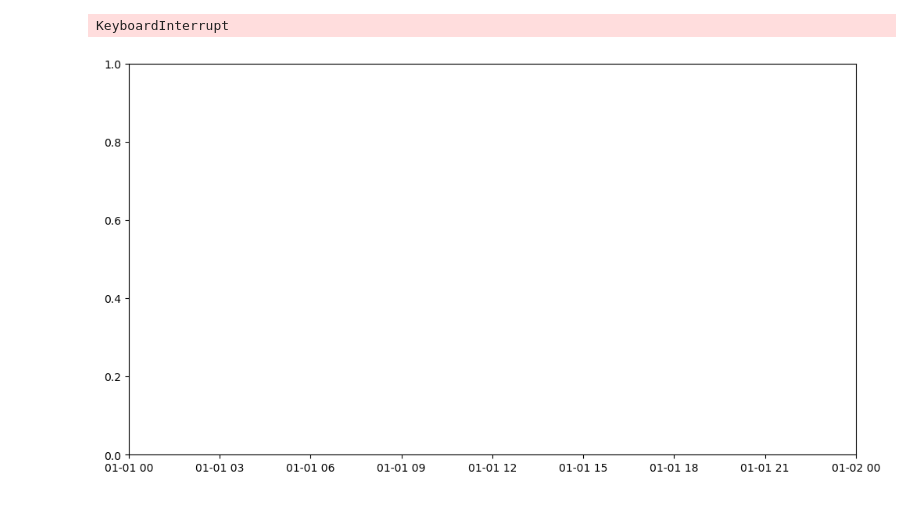
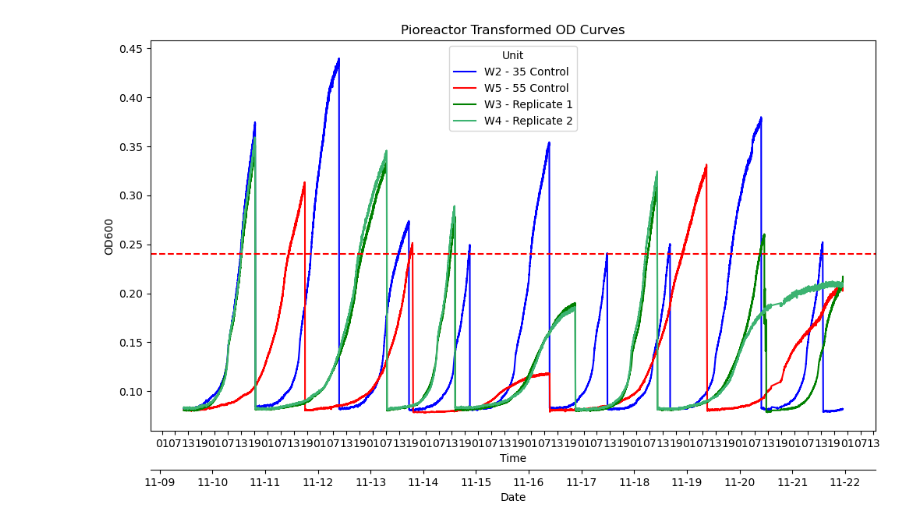
Before and after one commit to JacksonPageroth/pio-bacterial-memory, a Jupyter notebook: pio_subculture.ipynb, the cells around one changed output. Drawn from its saved outputs; the diff is of its cells as text; code cells hidden in the pictures.

Commit message:
Bin by minute

```diff
--- a/pio_subculture.ipynb
+++ b/pio_subculture.ipynb
@@ -104,36 +104,41 @@ df = df.with_columns((pl.col("OD600") * a + b))
 # Convert 'timestamp_localtime' to datetime format
 df = df.with_columns(pl.col("Time").str.strptime(pl.Datetime, "%Y-%m-%d %H:%M:%S"))
 
-# Filter out artifacts
+# Filter subculture artifacts
 df = df.filter(pl.col("Time") >= pl.col("Time").min().dt.offset_by("5m"))
-df= df.with_columns((pl.col("Time").sub(pl.col("Time").first()).dt.total_seconds()/3600).alias("Hours"))
+
+# # Mean all samples in the same minute
+df = df.with_columns(pl.col("Time").dt.truncate("1m").alias("Time"))
+df = df.group_by("Unit", "Time").agg(pl.col("OD600").mean())
+
+# Filter out artifact
+df= df.with_columns((pl.col("Time").sub(pl.col("Time").min()).dt.total_seconds()/3600).alias("Hours"))
 df = df.filter((pl.col("Unit").eq("W5 - 55 Control") & pl.col("Hours").ge(104.2) &  pl.col("Hours").le(104.4)).not_())
 
 df = df.sort("Unit", "Hours")
-
-# Plotting the growth curves using the new 'Transformed OD' column
-hue_order = ["W2 - 35 Control", "W5 - 55 Control", "W3 - Replicate 1", "W4 - Replicate 2"]
-
-f, ax = plt.subplots(figsize=(12, 6.5))
-sns.lineplot(x="Time", y="OD600", hue="Unit", hue_order=hue_order,
-             markersize=8, sizes=(1, 8), data=df.to_pandas(), ax=ax, palette=["blue", "red", "green", "mediumseagreen"])
-ax.xaxis.set_major_formatter(mdates.DateFormatter("%m/%d %H:%M"))
-plt.axhline(y=threshold_od, color='r', linestyle='--')
-# Set major ticks to every 6 hours
-ax.xaxis.set_major_locator(mdates.HourLocator(interval=6))
-ax.xaxis.set_major_formatter(mdates.DateFormatter("%H"))
-ax.set_xlabel("Time")
-
-# Create a secondary x-axis for date display
-secax = ax.secondary_xaxis(-0.1)
-secax.xaxis.set_major_locator(mdates.DayLocator())
-secax.xaxis.set_major_formatter(mdates.DateFormatter("%Y-%m-%d"))
-secax.set_xlabel("Date")
-ax.set_title('Pioreactor Transformed OD Curves')
-plt.show()
-# %% [output]
-KeyboardInterrupt
-[figure, removed]
+# %%
+# Plotting the growth curves using the new 'Transformed OD' column
+hue_order = ["W2 - 35 Control", "W5 - 55 Control", "W3 - Replicate 1", "W4 - Replicate 2"]
+
+f, ax = plt.subplots(figsize=(12, 6.5))
+sns.lineplot(data=df.to_pandas(),x="Time", y="OD600", hue="Unit", hue_order=hue_order, markersize=8,
+             sizes=(1, 8), ax=ax, palette=["blue", "red", "green", "mediumseagreen"])
+ax.xaxis.set_major_formatter(mdates.DateFormatter("%m/%d %H:%M"))
+plt.axhline(y=threshold_od, color='r', linestyle='--')
+# Set major ticks to every 6 hours
+ax.xaxis.set_major_locator(mdates.HourLocator(interval=6))
+ax.xaxis.set_major_formatter(mdates.DateFormatter("%H"))
+ax.set_xlabel("Time")
+
+# Create a secondary x-axis for date display
+secax = ax.secondary_xaxis(-0.1)
+secax.xaxis.set_major_locator(mdates.DayLocator())
+secax.xaxis.set_major_formatter(mdates.DateFormatter("%m-%d"))
+secax.set_xlabel("Date")
+ax.set_title('Pioreactor Transformed OD Curves')
+plt.show()
+# %% [output]
+[figure, added]
 # %%
 # Condition for incrementing 'step'
 step_cond = (pl.col("OD600").shift(1) - pl.col("OD600") > 0.03)
```
Also changed, not shown: parts of 3 cells of this notebook.
